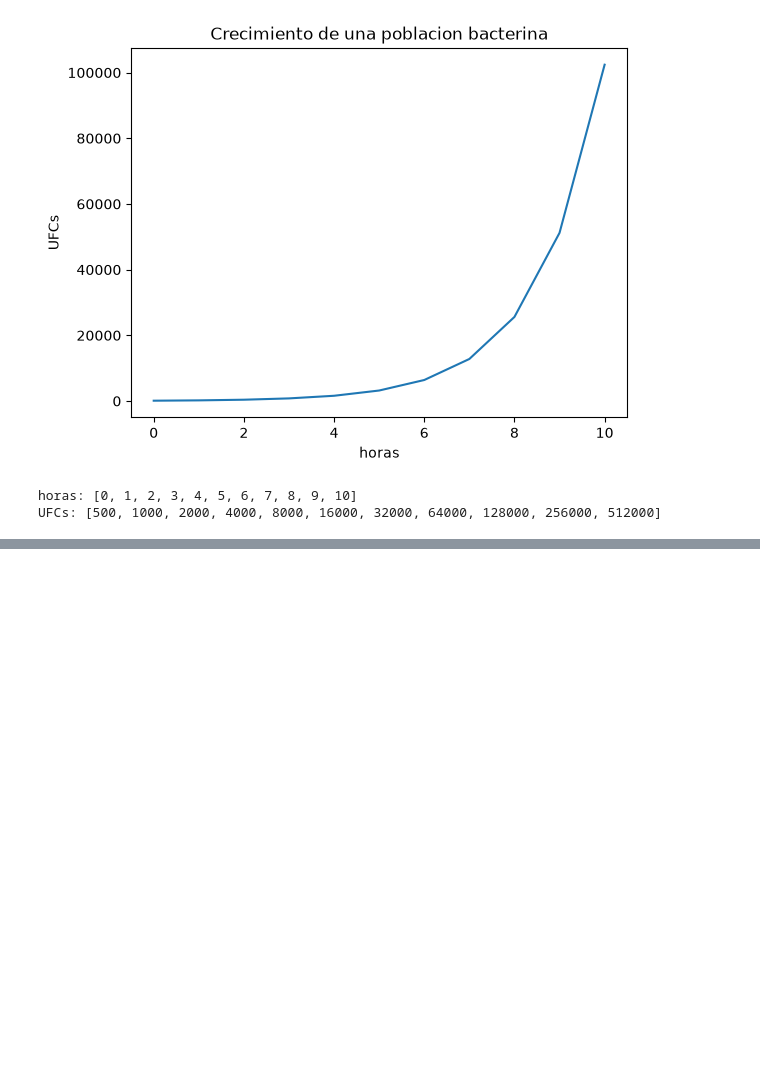
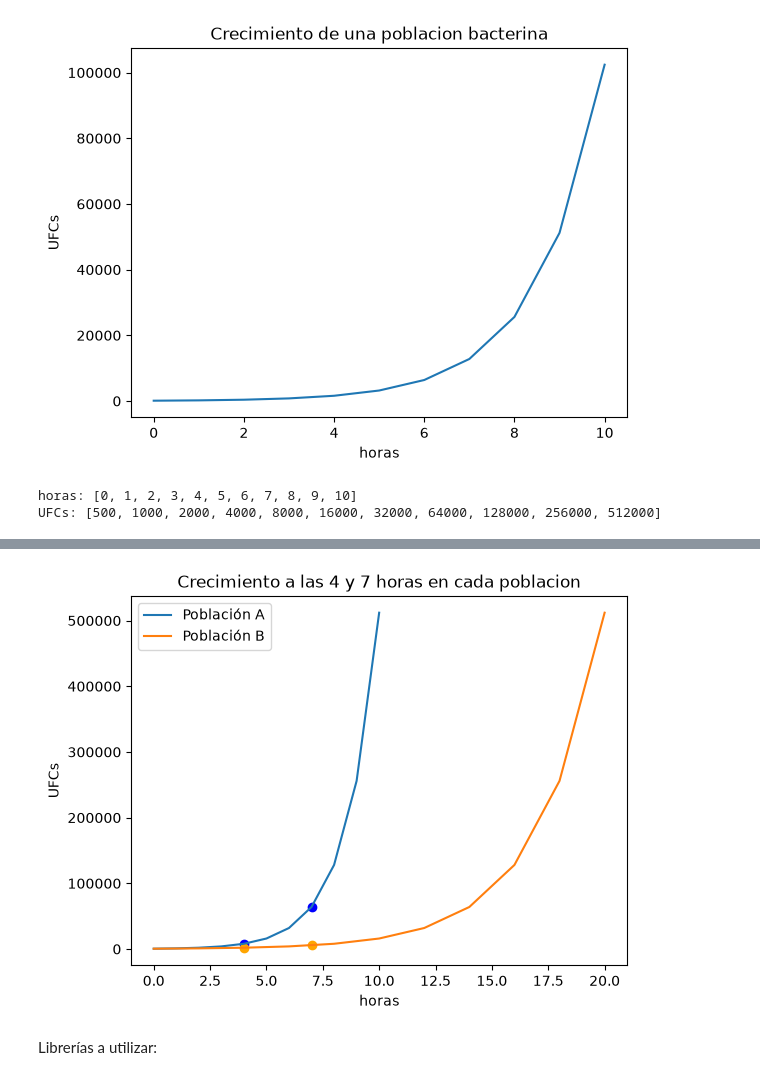
Before and after one commit to karendiaz16/MetodosBiologiaComputacional_2027-1_5457, a Jupyter notebook: clase140926.ipynb, the cells around one changed output, grey strips where cells are left out. Cells and saved outputs as stored; diff of their text form; code cells hidden in the pictures; blank space fills up the shorter version.

```diff
--- a/clase140926.ipynb
+++ b/clase140926.ipynb
@@ -45,0 +81,9 @@ tiempo2 = [
+# %%
+#grafica de creciemnto a las 4 y 7 horas en cada poblacion
+N0 = 500
+
+pob_A_4h = N0 * 2 ** (4 / 1)
+pob_A_7h = N0 * 2 ** (7 / 1)
+
+pob_B_4h = N0 * 2 ** (4 / 2)
+pob_B_7h = N0 * 2 ** (7 / 2)
@@ -45,0 +100,17 @@ tiempo2 = [
+# %%
+plt.plot(tiempo, bacterias, label="Población A")
+plt.plot(tiempo_2, bacterias_2, label="Población B")
+
+plt.scatter([4, 7], [pob_A_4h, pob_A_7h], color="blue")
+plt.scatter([4, 7], [pob_B_4h, pob_B_7h], color="orange")
+
+plt.xlabel("horas")
+plt.ylabel("UFCs")
+plt.title("Crecimiento a las 4 y 7 horas en cada poblacion")
+
+plt.legend()
+plt.show()
+# %% [output]
+[figure, added]
+# %% [markdown]
+Librerías a utilizar:
```
Also changed, not shown: parts of 21 cells of this notebook.
